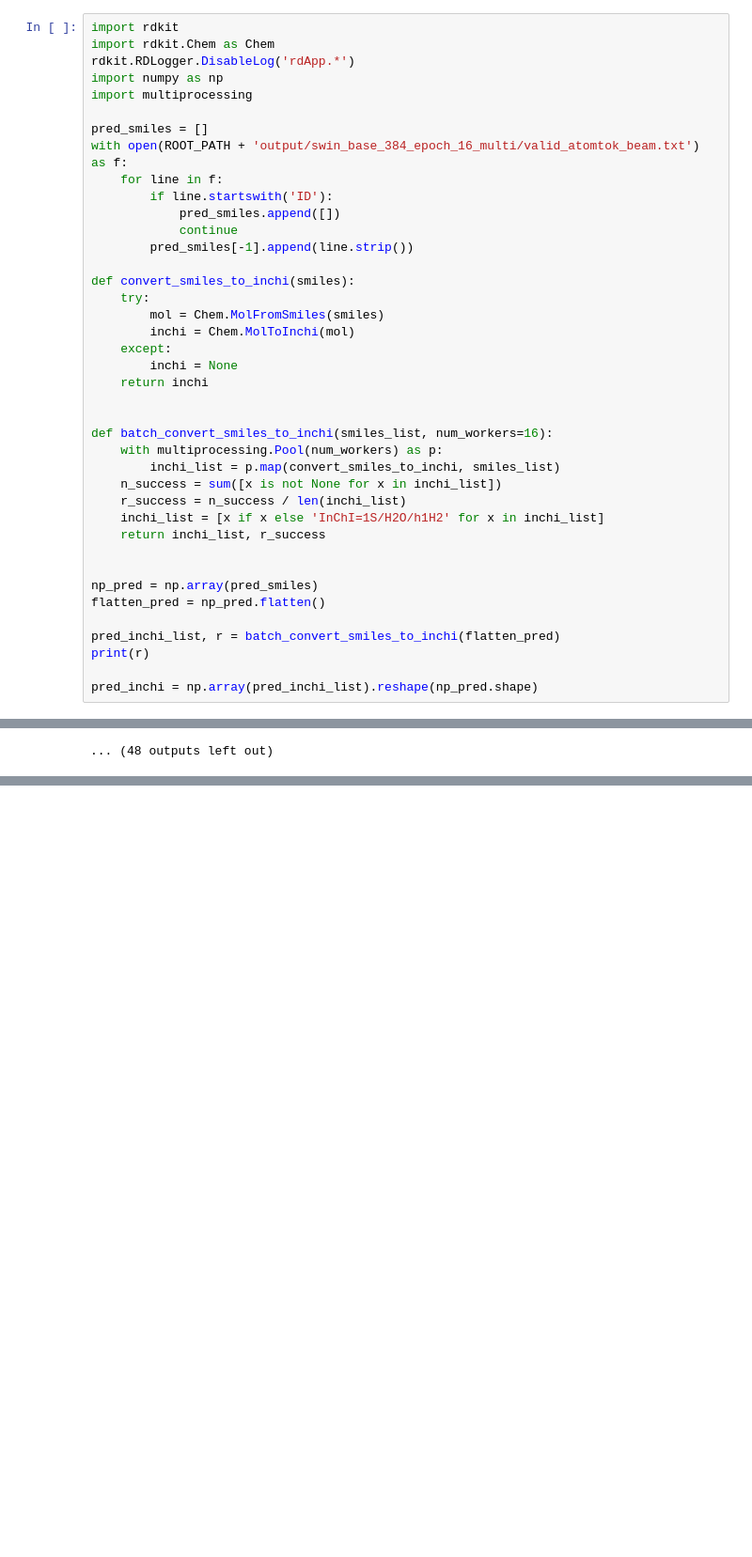
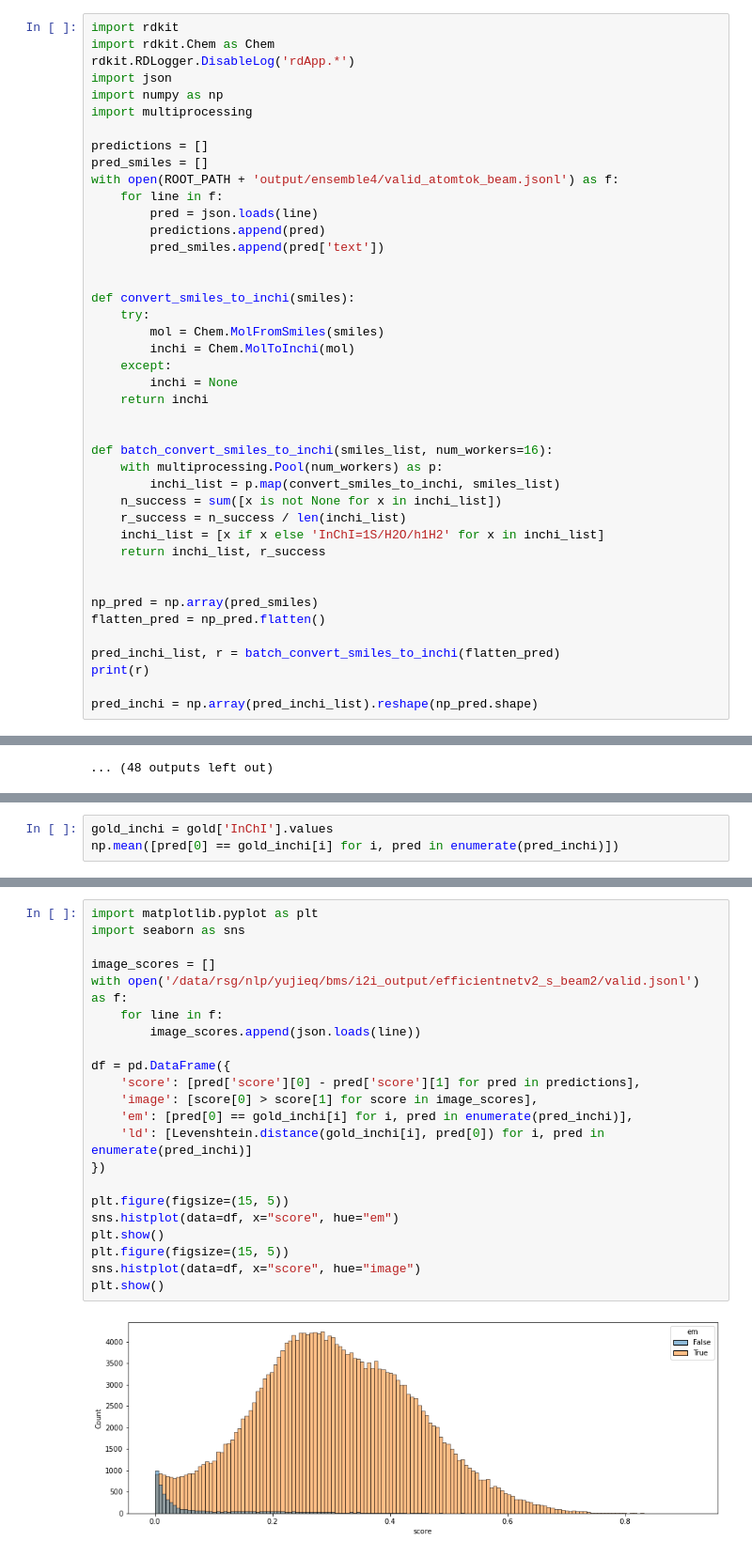
Before and after one commit to thomas0809/MolScribe, a Jupyter notebook: notebook/error_analysis.ipynb, the cells around one changed output, grey strips where cells are left out. Shown at 94% size. Drawn from its saved outputs; the diff is of its cells as text; blank space fills up the shorter version.

Commit message:
image model; merge label smoothing, ensemble

```diff
--- a/notebook/error_analysis.ipynb
+++ b/notebook/error_analysis.ipynb
@@ -13,16 +13,18 @@ train = pd.read_csv(ROOT_PATH + 'data/train_folds.csv')
 import rdkit
 import rdkit.Chem as Chem
 rdkit.RDLogger.DisableLog('rdApp.*')
+import json
 import numpy as np
 import multiprocessing
 
+predictions = []
 pred_smiles = []
-with open(ROOT_PATH + 'output/swin_base_384_epoch_16_multi/valid_atomtok_beam.txt') as f:
+with open(ROOT_PATH + 'output/ensemble4/valid_atomtok_beam.jsonl') as f:
     for line in f:
-        if line.startswith('ID'):
-            pred_smiles.append([])
-            continue
-        pred_smiles[-1].append(line.strip())
+        pred = json.loads(line)
+        predictions.append(pred)
+        pred_smiles.append(pred['text'])
+
 
 def convert_smiles_to_inchi(smiles):
     try:
@@ -520,0 +525,3 @@ distance 0
+# %%
+gold_inchi = gold['InChI'].values
+np.mean([pred[0] == gold_inchi[i] for i, pred in enumerate(pred_inchi)])
@@ -520,0 +530,24 @@ distance 0
+# %%
+import matplotlib.pyplot as plt
+import seaborn as sns
+
+image_scores = []
+with open('/data/rsg/nlp/yujieq/bms/i2i_output/efficientnetv2_s_beam2/valid.jsonl') as f:
+    for line in f:
+        image_scores.append(json.loads(line))
+
+df = pd.DataFrame({
+    'score': [pred['score'][0] - pred['score'][1] for pred in predictions],
+    'image': [score[0] > score[1] for score in image_scores],
+    'em': [pred[0] == gold_inchi[i] for i, pred in enumerate(pred_inchi)],
+    'ld': [Levenshtein.distance(gold_inchi[i], pred[0]) for i, pred in enumerate(pred_inchi)]
+})
+
+plt.figure(figsize=(15, 5))
+sns.histplot(data=df, x="score", hue="em")
+plt.show()
+plt.figure(figsize=(15, 5))
+sns.histplot(data=df, x="score", hue="image")
+plt.show()
+# %% [output]
+[figure, added]
```
Also changed, not shown: parts of 7 cells of this notebook, 21 other files.
